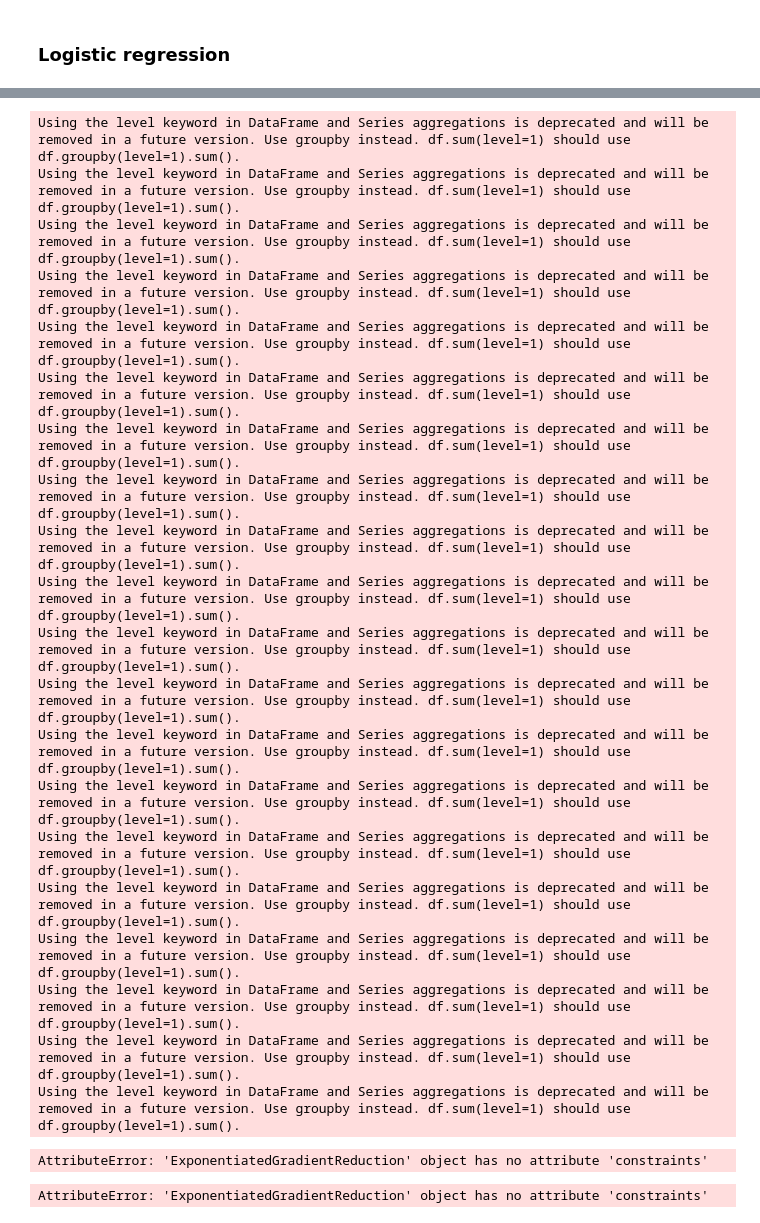
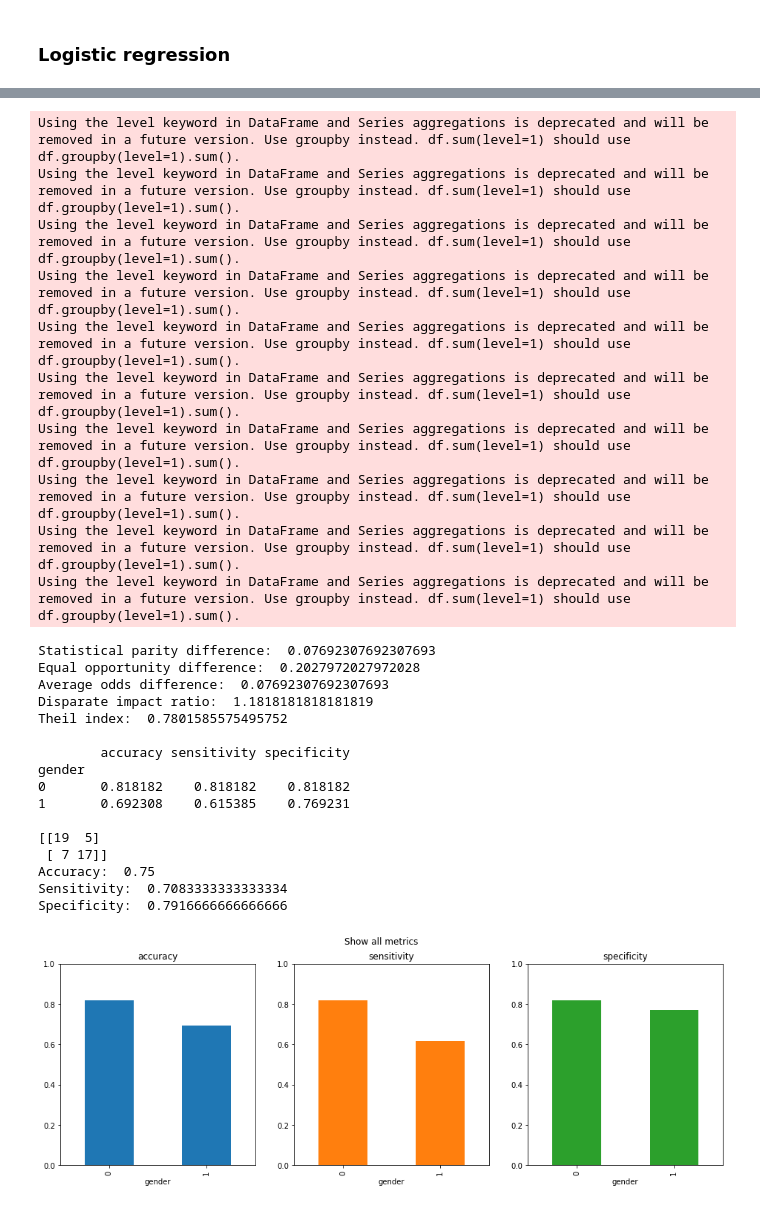
Before and after one commit to ihorhetman99/Seminar_for_SSP, a Jupyter notebook: debiasing/models.ipynb, the cells around one changed output, grey strips where cells are left out. Cells and saved outputs as stored; diff of their text form; code cells hidden in the pictures.

```diff
--- a/debiasing/models.ipynb
+++ b/debiasing/models.ipynb
@@ -425,11 +470,0 @@ Theil index:  0.6523251860396903
-# %%
-model_lr_aif = LogisticRegression(solver='liblinear',
-                                            penalty = 'l2',
-                                            class_weight = 'balanced')
-
-grid_search_red = GridSearchReduction(prot_attr=prot_attr_cols,
-                                      estimator=model_lr_aif,
-                                      constraints="EqualizedOdds",
-                                      grid_size=20,
-                                      drop_prot_attr=False)
-grid_search_red.fit(X_train_aif, y_train_aif)
@@ -459,29 +471,40 @@ AttributeError: 'GridSearchReduction' object has no attribute 'constraints'
-# %%
-exp_grad_red = ExponentiatedGradientReduction(prot_attr=prot_attr_cols,
-                                              estimator=model_lr_aif,
-                                              constraints="EqualizedOdds",
-                                              drop_prot_attr=False)
-exp_grad_red.fit(X_train_aif, y_train_aif)
-# %% [output]
-Using the level keyword in DataFrame and Series aggregations is deprecated and will be removed in a future version. Use groupby instead. df.sum(level=1) should use df.groupby(level=1).sum().
-Using the level keyword in DataFrame and Series aggregations is deprecated and will be removed in a future version. Use groupby instead. df.sum(level=1) should use df.groupby(level=1).sum().
-Using the level keyword in DataFrame and Series aggregations is deprecated and will be removed in a future version. Use groupby instead. df.sum(level=1) should use df.groupby(level=1).sum().
-Using the level keyword in DataFrame and Series aggregations is deprecated and will be removed in a future version. Use groupby instead. df.sum(level=1) should use df.groupby(level=1).sum().
-Using the level keyword in DataFrame and Series aggregations is deprecated and will be removed in a future version. Use groupby instead. df.sum(level=1) should use df.groupby(level=1).sum().
-Using the level keyword in DataFrame and Series aggregations is deprecated and will be removed in a future version. Use groupby instead. df.sum(level=1) should use df.groupby(level=1).sum().
-Using the level keyword in DataFrame and Series aggregations is deprecated and will be removed in a future version. Use groupby instead. df.sum(level=1) should use df.groupby(level=1).sum().
-Using the level keyword in DataFrame and Series aggregations is deprecated and will be removed in a future version. Use groupby instead. df.sum(level=1) should use df.groupby(level=1).sum().
-Using the level keyword in DataFrame and Series aggregations is deprecated and will be removed in a future version. Use groupby instead. df.sum(level=1) should use df.groupby(level=1).sum().
-Using the level keyword in DataFrame and Series aggregations is deprecated and will be removed in a future version. Use groupby instead. df.sum(level=1) should use df.groupby(level=1).sum().
-Using the level keyword in DataFrame and Series aggregations is deprecated and will be removed in a future version. Use groupby instead. df.sum(level=1) should use df.groupby(level=1).sum().
-Using the level keyword in DataFrame and Series aggregations is deprecated and will be removed in a future version. Use groupby instead. df.sum(level=1) should use df.groupby(level=1).sum().
-Using the level keyword in DataFrame and Series aggregations is deprecated and will be removed in a future version. Use groupby instead. df.sum(level=1) should use df.groupby(level=1).sum().
-Using the level keyword in DataFrame and Series aggregations is deprecated and will be removed in a future version. Use groupby instead. df.sum(level=1) should use df.groupby(level=1).sum().
-Using the level keyword in DataFrame and Series aggregations is deprecated and will be removed in a future version. Use groupby instead. df.sum(level=1) should use df.groupby(level=1).sum().
-Using the level keyword in DataFrame and Series aggregations is deprecated and will be removed in a future version. Use groupby instead. df.sum(level=1) should use df.groupby(level=1).sum().
-Using the level keyword in DataFrame and Series aggregations is deprecated and will be removed in a future version. Use groupby instead. df.sum(level=1) should use df.groupby(level=1).sum().
-Using the level keyword in DataFrame and Series aggregations is deprecated and will be removed in a future version. Use groupby instead. df.sum(level=1) should use df.groupby(level=1).sum().
-Using the level keyword in DataFrame and Series aggregations is deprecated and will be removed in a future version. Use groupby instead. df.sum(level=1) should use df.groupby(level=1).sum().
-Using the level keyword in DataFrame and Series aggregations is deprecated and will be removed in a future version. Use groupby instead. df.sum(level=1) should use df.groupby(level=1).sum().
-AttributeError: 'ExponentiatedGradientReduction' object has no attribute 'constraints'
-AttributeError: 'ExponentiatedGradientReduction' object has no attribute 'constraints'
+# %%
+# results for debiased model
+
+model_lr_fair = red.GridSearch(LogisticRegression(solver='liblinear', penalty = 'l2', class_weight = 'balanced'),
+                               constraints=red.EqualizedOdds())
+model_lr_fair.fit(X_train_aif, y_train_aif, sensitive_features=X_train_aif['gender'])
+
+get_values_of_aif_metrics(y_test_aif, model_lr_fair.predict(X_test_aif))
+print('')
+plot_metrics(y_test_aif, X_test_aif, metrics, model_lr_fair, 'gender')
+print('')
+classification_results(y_test_aif, model_lr_fair.predict(X_test_aif))
+# %% [output]
+Using the level keyword in DataFrame and Series aggregations is deprecated and will be removed in a future version. Use groupby instead. df.sum(level=1) should use df.groupby(level=1).sum().
+Using the level keyword in DataFrame and Series aggregations is deprecated and will be removed in a future version. Use groupby instead. df.sum(level=1) should use df.groupby(level=1).sum().
+Using the level keyword in DataFrame and Series aggregations is deprecated and will be removed in a future version. Use groupby instead. df.sum(level=1) should use df.groupby(level=1).sum().
+Using the level keyword in DataFrame and Series aggregations is deprecated and will be removed in a future version. Use groupby instead. df.sum(level=1) should use df.groupby(level=1).sum().
+Using the level keyword in DataFrame and Series aggregations is deprecated and will be removed in a future version. Use groupby instead. df.sum(level=1) should use df.groupby(level=1).sum().
+Using the level keyword in DataFrame and Series aggregations is deprecated and will be removed in a future version. Use groupby instead. df.sum(level=1) should use df.groupby(level=1).sum().
+Using the level keyword in DataFrame and Series aggregations is deprecated and will be removed in a future version. Use groupby instead. df.sum(level=1) should use df.groupby(level=1).sum().
+Using the level keyword in DataFrame and Series aggregations is deprecated and will be removed in a future version. Use groupby instead. df.sum(level=1) should use df.groupby(level=1).sum().
+Using the level keyword in DataFrame and Series aggregations is deprecated and will be removed in a future version. Use groupby instead. df.sum(level=1) should use df.groupby(level=1).sum().
+Using the level keyword in DataFrame and Series aggregations is deprecated and will be removed in a future version. Use groupby instead. df.sum(level=1) should use df.groupby(level=1).sum().
+Statistical parity difference:  0.07692307692307693
+Equal opportunity difference:  0.2027972027972028
+Average odds difference:  0.07692307692307693
+Disparate impact ratio:  1.1818181818181819
+Theil index:  0.7801585575495752
+
+        accuracy sensitivity specificity
+gender
+0       0.818182    0.818182    0.818182
+1       0.692308    0.615385    0.769231
+
+[[19  5]
+ [ 7 17]]
+Accuracy:  0.75
+Sensitivity:  0.7083333333333334
+Specificity:  0.7916666666666666
+[figure, added]
```
Also changed, not shown: parts of 13 cells of this notebook.
